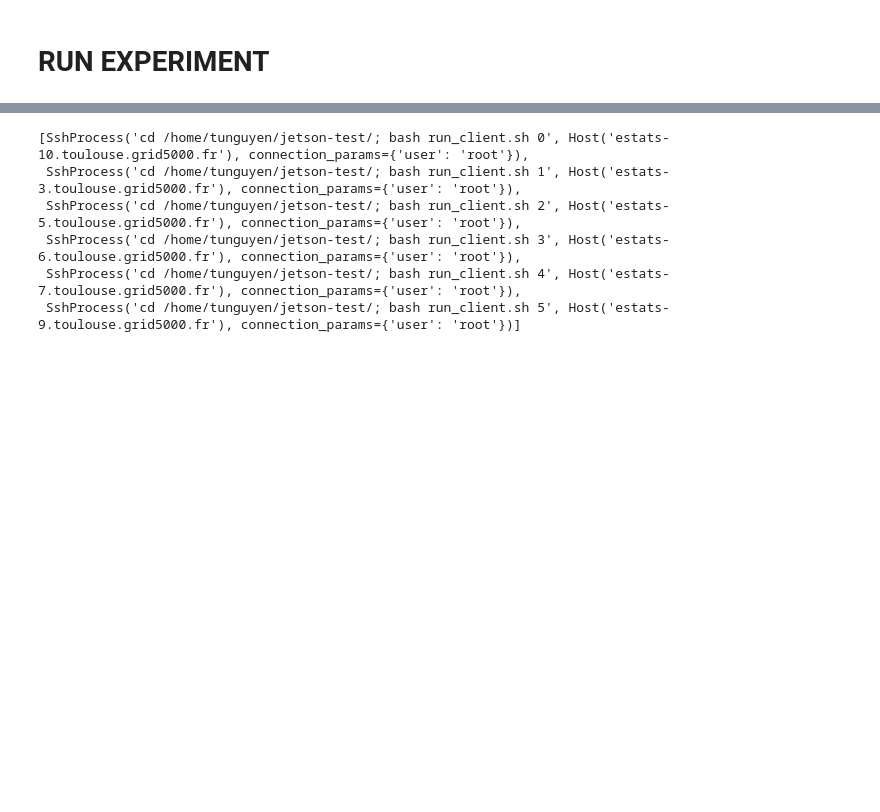
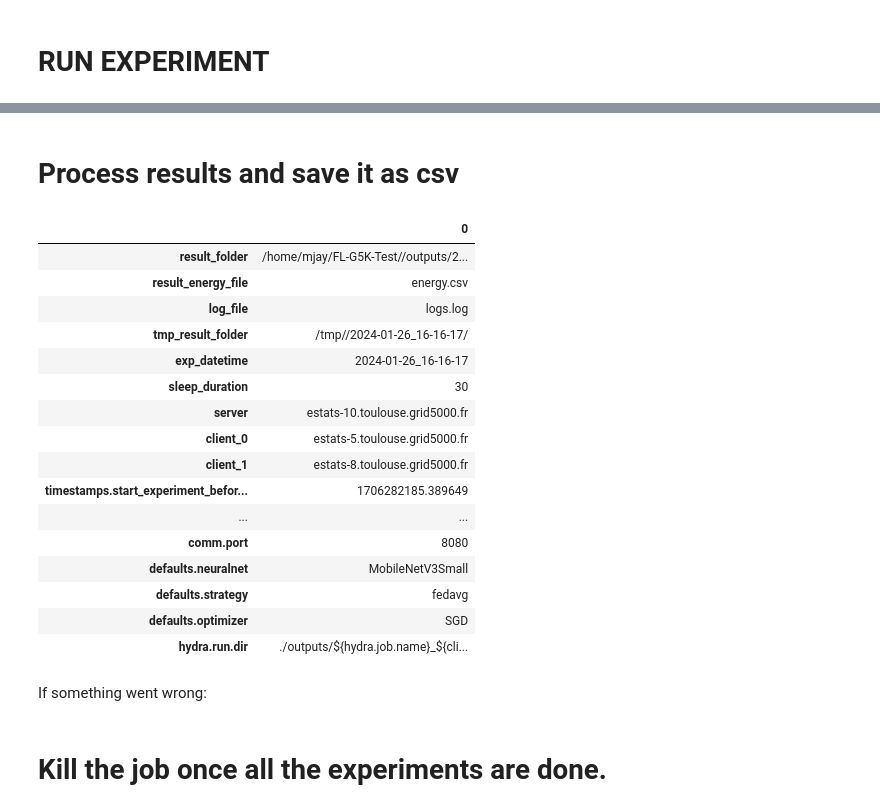
Before and after one commit to tuananhngh/FL-G5K-EnergyConsumption, a Jupyter notebook: reservation.ipynb, the cells around one changed output, grey strips where cells are left out. Cells and saved outputs as stored; diff of their text form; code cells hidden in the pictures; blank space fills up the shorter version.

```diff
--- a/reservation.ipynb
+++ b/reservation.ipynb
@@ -195,0 +206,13 @@ SshProcess('cd /home/mjay/FL-G5K-Test/; bash run_server.sh 2024-01-25_15-25-39',
+# %%
+# start the monitoring
+command = f"python3 {jetson_sensor_monitor} --log-dir {tmp_result_folder} --log-csv {result_energy_file}"
+jtop_processes = execute_command_on_server_and_clients(nodes, command, f"{repository_dir}/outputs/logs.log", background=True)
+# sleep
+hyperparams["timestamps"]["start_experiment_before_sleep"]=time.time()
+time.sleep(hyperparams["sleep_duration"])
+hyperparams["timestamps"]["start_experiment"]=time.time()
+# start the server and the clients
+run_server.start()
+time.sleep(5)
+for run_client in run_clients:
+    run_client.start()
@@ -195,0 +234,17 @@ SshProcess('cd /home/mjay/FL-G5K-Test/; bash run_server.sh 2024-01-25_15-25-39',
+# %%
+# wait until the training is done
+run_server.wait()
+# kill the monitoring
+for proc in jtop_processes:
+    proc.kill()
+# copy the logs back to the home repository
+cp_command = f"mkdir -p {result_folder}/server/; cp {tmp_result_folder}/* {result_folder}/server/" #; rm -r {tmp_result_folder}"
+execute_command_on_server_and_clients([server], cp_command, f"{repository_dir}/outputs/logs.log")
+for cid in range(len(clients)):
+    cp_command = f"mkdir -p {result_folder}/client_{cid}/; cp {tmp_result_folder}/* {result_folder}/client_{cid}/" #; rm -r {tmp_result_folder}"
+    execute_command_on_server_and_clients([clients[cid]], cp_command, f"{repository_dir}/outputs/logs.log")
+# save the timestamps and sleep to make sure the power goes down
+hyperparams["timestamps"]["end_experiment"]=time.time()
+time.sleep(hyperparams["sleep_duration"])
+hyperparams["timestamps"]["end_experiment_after_sleep"]=time.time()
+# tmp_result_folder
@@ -195,0 +301,33 @@ SshProcess('cd /home/mjay/FL-G5K-Test/; bash run_server.sh 2024-01-25_15-25-39',
+# %% [markdown]
+# Process results and save it as csv
+# %%
+def concat_dict(dict_list):
+    new_dict = {}
+    for d in dict_list:
+        if isinstance(d, (dict)):
+            new_dict.update(d)
+    return new_dict
+
+res = concat_dict(hyperparams["defaults"])
+hyperparams["defaults"] = res
+
+hyperparams_normalized = pd.json_normalize(hyperparams)
+hyperparams_normalized.T
+# %% [output]
+|  | 0 |
+| result_folder | /home/mjay/FL-G5K-Test//outputs/2... |
+| result_energy_file | energy.csv |
+| log_file | logs.log |
+| tmp_result_folder | /tmp//2024-01-26_16-16-17/ |
+| exp_datetime | 2024-01-26_16-16-17 |
+| sleep_duration | 30 |
+| server | estats-10.toulouse.grid5000.fr |
+| client_0 | estats-5.toulouse.grid5000.fr |
+| client_1 | estats-8.toulouse.grid5000.fr |
+| timestamps.start_experiment_befor... | 1706282185.389649 |
+| ... | ... |
+| comm.port | 8080 |
+| defaults.neuralnet | MobileNetV3Small |
+| defaults.strategy | fedavg |
+| defaults.optimizer | SGD |
+| hydra.run.dir | ./outputs/${hydra.job.name}_${cli... |
@@ -196,12 +341,9 @@ SshProcess('cd /home/mjay/FL-G5K-Test/; bash run_server.sh 2024-01-25_15-25-39',
+# %% [markdown]
+If something went wrong:
 # %%
 run_server.kill()
-[run_client.kill() for run_client in clients_procs]
+[run_client.kill() for run_client in run_clients]
-# %% [output]
-[SshProcess('cd /home/tunguyen/jetson-test/; bash run_client.sh 0', Host('estats-10.toulouse.grid5000.fr'), connection_params={'user': 'root'}),
- SshProcess('cd /home/tunguyen/jetson-test/; bash run_client.sh 1', Host('estats-3.toulouse.grid5000.fr'), connection_params={'user': 'root'}),
- SshProcess('cd /home/tunguyen/jetson-test/; bash run_client.sh 2', Host('estats-5.toulouse.grid5000.fr'), connection_params={'user': 'root'}),
- SshProcess('cd /home/tunguyen/jetson-test/; bash run_client.sh 3', Host('estats-6.toulouse.grid5000.fr'), connection_params={'user': 'root'}),
- SshProcess('cd /home/tunguyen/jetson-test/; bash run_client.sh 4', Host('estats-7.toulouse.grid5000.fr'), connection_params={'user': 'root'}),
- SshProcess('cd /home/tunguyen/jetson-test/; bash run_client.sh 5', Host('estats-9.toulouse.grid5000.fr'), connection_params={'user': 'root'})]
+# %% [markdown]
+# Kill the job once all the experiments are done.
 # %%
 oardel([(jobid,site)])
```
Also changed, not shown: parts of 33 cells of this notebook, 7 other files.
